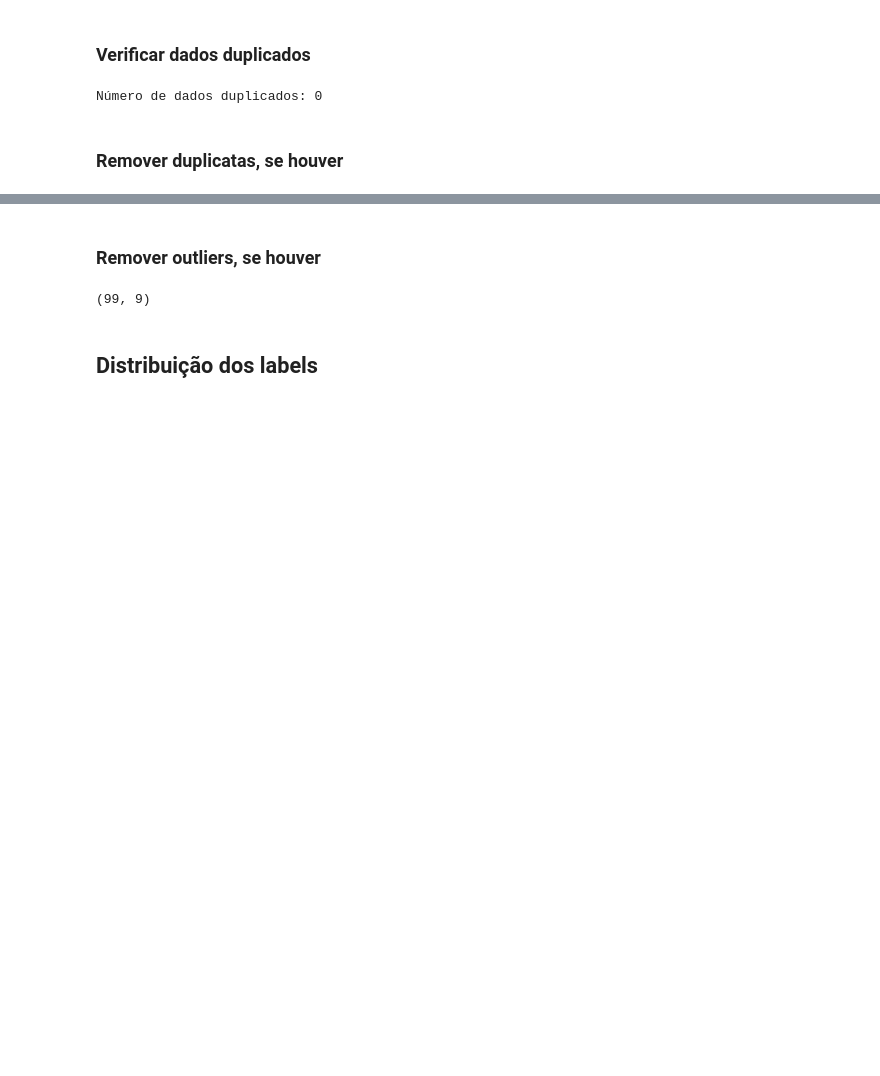
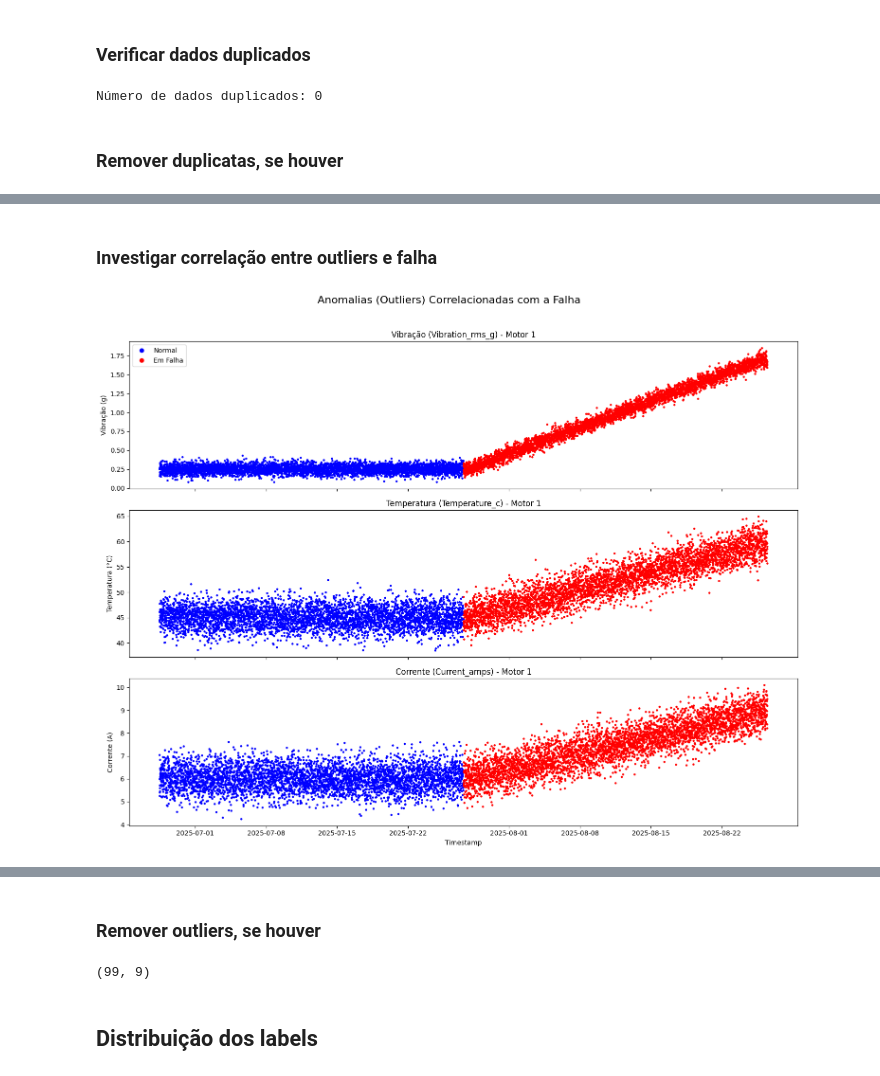
Before and after one commit to jayrom/enterprise_challenge_reply, a Jupyter notebook: sprint_3/src/exploratory.ipynb, the cells around one changed output, grey strips where cells are left out. Drawn from its saved outputs; the diff is of its cells as text; code cells hidden in the pictures; blank space fills up the shorter version.

```diff
--- a/sprint_3/src/exploratory.ipynb
+++ b/sprint_3/src/exploratory.ipynb
@@ -87,0 +123,46 @@ plt.show()
+# %% [markdown]
+### Investigar correlação entre outliers e falha
+# %%
+# Crie uma cópia do DataFrame para não modificar o original
+df_plot = df.copy()
+
+# Crie uma coluna 'status' para facilitar a visualização
+df_plot['status'] = 'Normal'
+df_plot.loc[df_plot['days_to_failure'] != -1, 'status'] = 'Em Falha'
+
+# Filtrar o DataFrame apenas para o Motor 1, que é o que falhou
+df_motor1 = df_plot[df_plot['device_id'] == 'motor_1']
+
+# Criar uma figura e eixos para os gráficos
+fig, axes = plt.subplots(nrows=3, ncols=1, figsize=(15, 12), sharex=True)
+
+# Definir as cores com base no status
+colors = df_motor1['status'].map({'Normal': 'blue', 'Em Falha': 'red'})
+
+# Plotar os dados do Motor 1, colorindo por status
+axes[0].scatter(df_motor1['timestamp'], df_motor1['vibration_rms_g'], c=colors, s=5)
+axes[1].scatter(df_motor1['timestamp'], df_motor1['temperature_c'], c=colors, s=5)
+axes[2].scatter(df_motor1['timestamp'], df_motor1['current_amps'], c=colors, s=5)
+
+# Adicionar rótulos e títulos
+axes[0].set_title('Vibração (Vibration_rms_g) - Motor 1')
+axes[1].set_title('Temperatura (Temperature_c) - Motor 1')
+axes[2].set_title('Corrente (Current_amps) - Motor 1')
+axes[2].set_xlabel('Timestamp')
+axes[0].set_ylabel('Vibração (g)')
+axes[1].set_ylabel('Temperatura (°C)')
+axes[2].set_ylabel('Corrente (A)')
+fig.suptitle('Anomalias (Outliers) Correlacionadas com a Falha', fontsize=16)
+
+# Criar uma legenda manual
+from matplotlib.lines import Line2D
+legend_elements = [
+    Line2D([0], [0], marker='o', color='w', label='Normal', markerfacecolor='blue', markersize=8),
+    Line2D([0], [0], marker='o', color='w', label='Em Falha', markerfacecolor='red', markersize=8)
+]
+axes[0].legend(handles=legend_elements, loc='upper left')
+
+plt.tight_layout(rect=[0, 0, 1, 0.96])
+plt.show()
+# %% [output]
+[figure, added]
```
Also changed, not shown: parts of 13 cells of this notebook.
